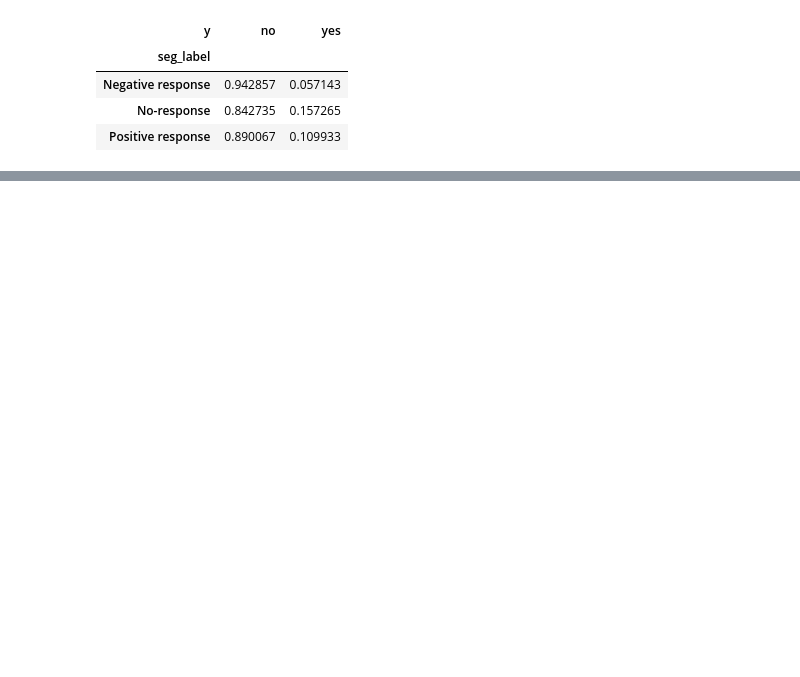
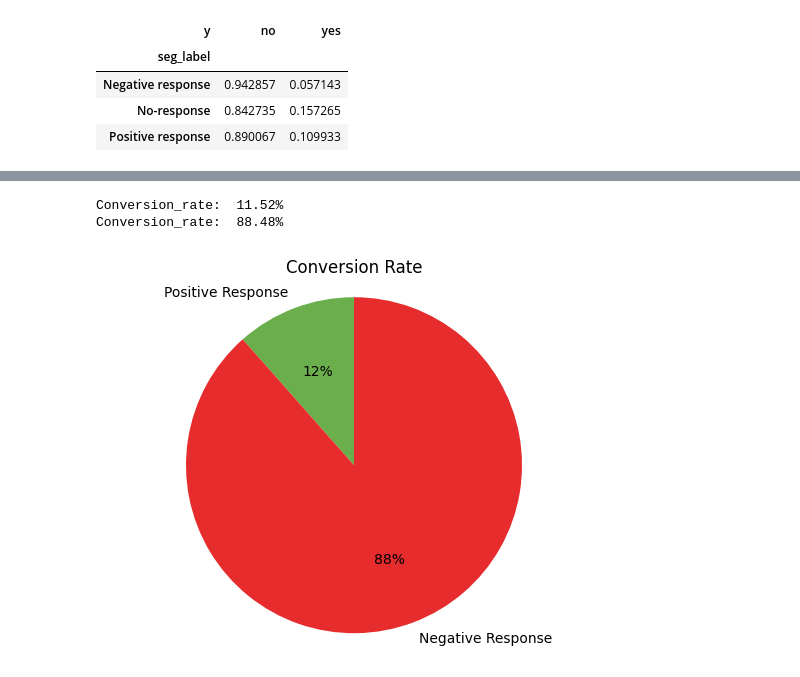
Before and after one commit to 45modeus/DI-Bootcamp, a Jupyter notebook: Week12/day1/hackaton.ipynb, the cells around one changed output, grey strips where cells are left out. Cells and saved outputs as stored; diff of their text form; code cells hidden in the pictures; blank space fills up the shorter version.

```diff
--- a/Week12/day1/hackaton.ipynb
+++ b/Week12/day1/hackaton.ipynb
@@ -408,0 +437,34 @@ plt.show()
+# %%
+#Evaluate the effectiveness of previous marketing campaigns by analyzing conversion rates, response rates, and other relevant metrics
+
+#conversion rate(number of people who said yes/no following the campaign)
+
+positive_conversion_rate = (df['y'] == 'yes').mean()
+print(f"Conversion_rate: {positive_conversion_rate: .2%}")
+
+neg_conversion_rate = (df['y'] == 'no').mean()
+print(f"Conversion_rate: {neg_conversion_rate: .2%}")
+
+#11.52% percent responded yes to the marketing campaign, while 88.48% responded no
+#plot the results
+
+labels = ['Positive Response', 'Negative Response']
+sizes = [positive_conversion_rate, neg_conversion_rate]
+colors = ["#6BAF4C","#E62C2C" ]
+
+plt.Figure(figsize=(6,6))
+plt.pie(
+    sizes,
+    labels=labels,
+    autopct=lambda pct: f'{int(round(pct))}%',
+    startangle=90,
+    colors=colors
+)
+
+plt.title('Conversion Rate')
+plt.axis('equal')
+plt.show()
+# %% [output]
+Conversion_rate:  11.52%
+Conversion_rate:  88.48%
+[figure, added]
```
Also changed, not shown: parts of 17 cells of this notebook.
